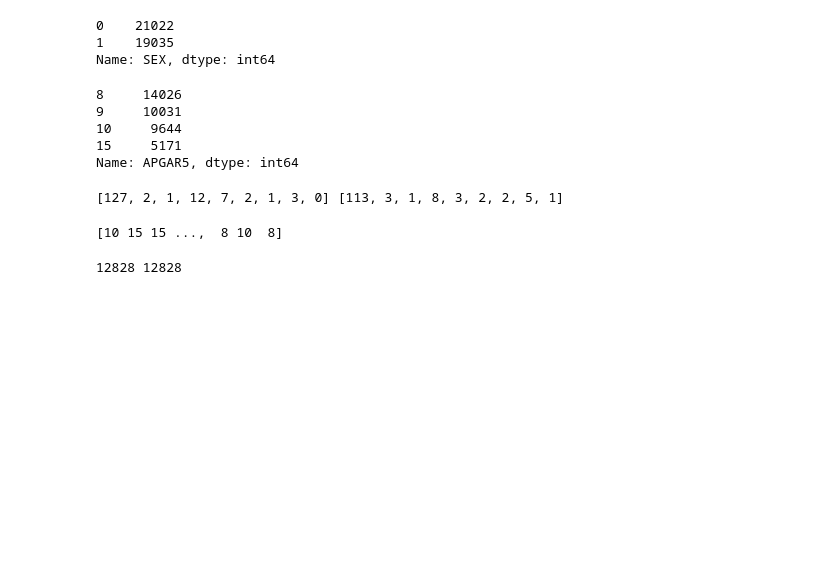
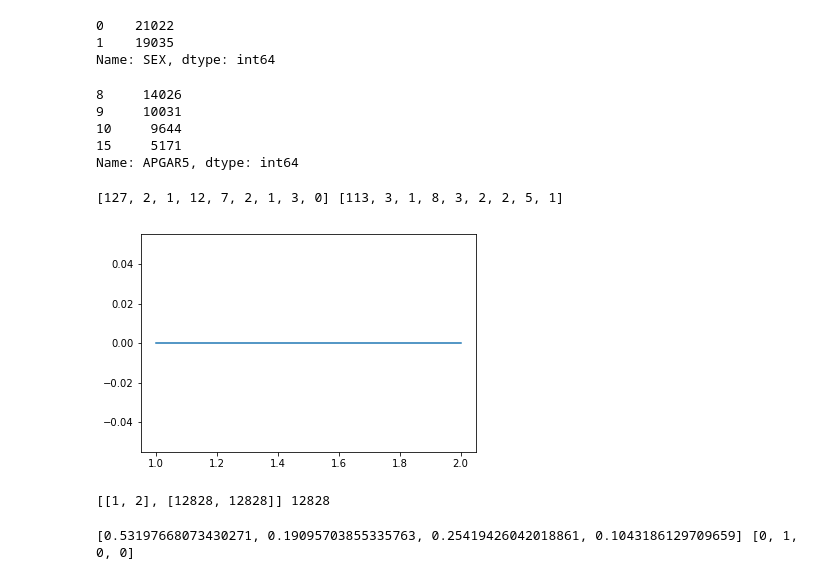
Before and after one commit to mcaballeroguillen/Redes_Neuronales, a Jupyter notebook: Red_Neuronal_1.ipynb, the cells around one changed output. Cells and saved outputs as stored; diff of their text form; code cells hidden in the pictures; blank space fills up the shorter version.

```diff
--- a/Red_Neuronal_1.ipynb
+++ b/Red_Neuronal_1.ipynb
@@ -342,10 +368,6 @@ for index, row in X_test.iterrows() :
 print(xtrain[100], xtest[100])
 # %% [output]
 [127, 2, 1, 12, 7, 2, 1, 3, 0] [113, 3, 1, 8, 3, 2, 2, 5, 1]
-# %%
-print(y_train.get_values())
-# %% [output]
-[10 15 15 ...,  8 10  8]
 # %%
 yarreglo=y_train.get_values()
 ytrain=[]
@@ -370,6 +392,41 @@ for x in yarreglo:
         ytest.append([0,0,1,0])
     if x==15:
         ytest.append([0,0,0,1])
-print(len(ytest),len(xtest))
-# %% [output]
-12828 12828
+# %%
+from matplotlib import pyplot
+fabri = Fabrica()
+fabri.getlr(1)
+capa1 = fabri.crearCapa(3,9)
+capa3 = fabri.crearCapa(3,3)
+capa2 = fabri.crearCapa(4,3)
+
+red1= Red_Neuronal()
+red1.getcapinicial(capa1)
+red1.getcapaintermedia(capa3)
+red1.getcapfinal(capa2)
+red1.enlazar()
+
+train=[xtrain,ytrain]
+test=[xtest,ytest]
+
+a=red1.entrenar(train,2,test)
+
+b=[]
+l= len(xtest)
+for x in a[1]:
+    b.append((l-x)/l)
+pyplot.plot(a[0],b)
+pyplot.show()
+# %% [output]
+[figure, added]
+# %%
+print(a,l)
+# %% [output]
+[[1, 2], [12828, 12828]] 12828
+# %%
+capa1.getinput(xtest[100])
+capa1.Feeding()
+
+print(capa2.output,ytest[100])
+# %% [output]
+[0.53197668073430271, 0.19095703855335763, 0.25419426042018861, 0.1043186129709659] [0, 1, 0, 0]
```
Also changed, not shown: parts of 6 cells of this notebook, 1 other file.
